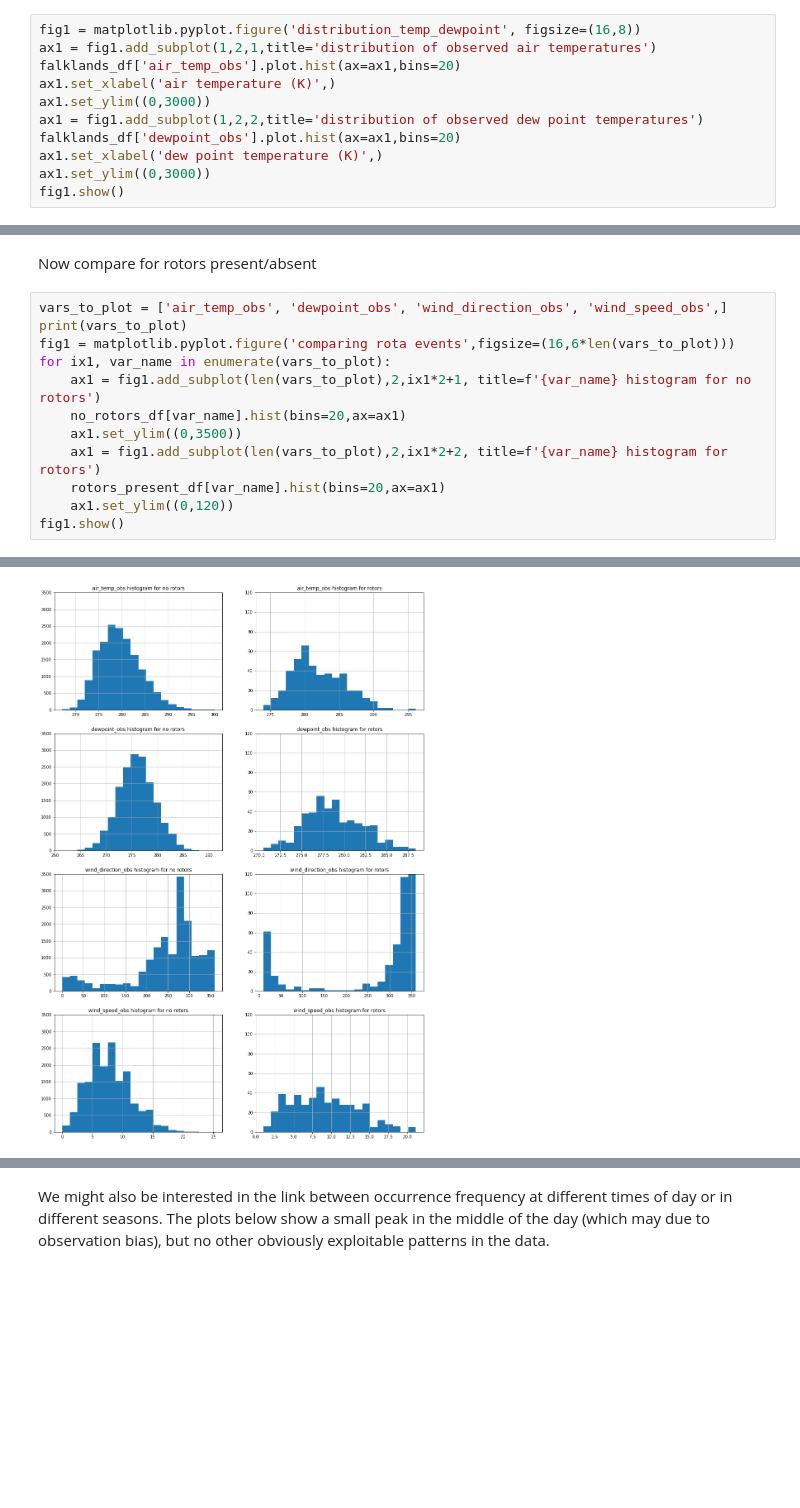
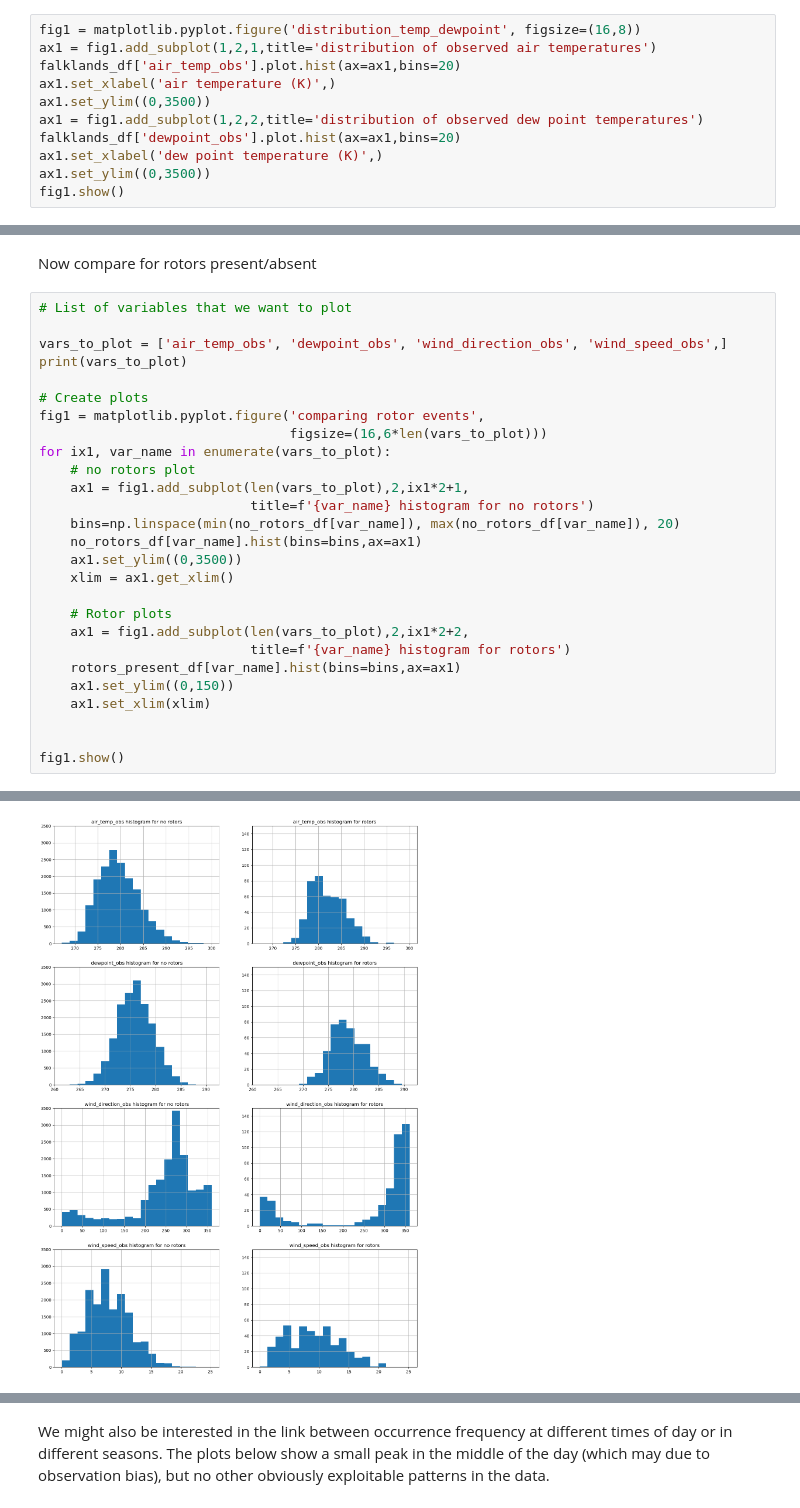
Before and after one commit to informatics-lab/ml_weather_tutorial, a Jupyter notebook: 01_data_exploration.ipynb, the cells around one changed output, grey strips where cells are left out. Drawn from its saved outputs; the diff is of its cells as text; blank space fills up the shorter version.

```diff
--- a/01_data_exploration.ipynb
+++ b/01_data_exploration.ipynb
@@ -230,10 +275,10 @@ fig1 = matplotlib.pyplot.figure('distribution_temp_dewpoint', figsize=(16,8))
 ax1 = fig1.add_subplot(1,2,1,title='distribution of observed air temperatures')
 falklands_df['air_temp_obs'].plot.hist(ax=ax1,bins=20)
 ax1.set_xlabel('air temperature (K)',)
-ax1.set_ylim((0,3000))
+ax1.set_ylim((0,3500))
 ax1 = fig1.add_subplot(1,2,2,title='distribution of observed dew point temperatures')
 falklands_df['dewpoint_obs'].plot.hist(ax=ax1,bins=20)
 ax1.set_xlabel('dew point temperature (K)',)
-ax1.set_ylim((0,3000))
+ax1.set_ylim((0,3500))
 fig1.show()
 # %% [output]
@@ -241,18 +288,33 @@ fig1.show()
 # %% [markdown]
 Now compare for rotors present/absent
 # %%
+# List of variables that we want to plot
+
 vars_to_plot = ['air_temp_obs', 'dewpoint_obs', 'wind_direction_obs', 'wind_speed_obs',]
 print(vars_to_plot)
-fig1 = matplotlib.pyplot.figure('comparing rota events',figsize=(16,6*len(vars_to_plot)))
+
+# Create plots
+fig1 = matplotlib.pyplot.figure('comparing rotor events',
+                                figsize=(16,6*len(vars_to_plot)))
 for ix1, var_name in enumerate(vars_to_plot):
-    ax1 = fig1.add_subplot(len(vars_to_plot),2,ix1*2+1, title=f'{var_name} histogram for no rotors')
-    no_rotors_df[var_name].hist(bins=20,ax=ax1)
+    # no rotors plot
+    ax1 = fig1.add_subplot(len(vars_to_plot),2,ix1*2+1,
+                           title=f'{var_name} histogram for no rotors')
+    bins=np.linspace(min(no_rotors_df[var_name]), max(no_rotors_df[var_name]), 20)
+    no_rotors_df[var_name].hist(bins=bins,ax=ax1)
     ax1.set_ylim((0,3500))
-    ax1 = fig1.add_subplot(len(vars_to_plot),2,ix1*2+2, title=f'{var_name} histogram for rotors')
-    rotors_present_df[var_name].hist(bins=20,ax=ax1)
-    ax1.set_ylim((0,120))
+    xlim = ax1.get_xlim()
+
+    # Rotor plots
+    ax1 = fig1.add_subplot(len(vars_to_plot),2,ix1*2+2,
+                           title=f'{var_name} histogram for rotors')
+    rotors_present_df[var_name].hist(bins=bins,ax=ax1)
+    ax1.set_ylim((0,150))
+    ax1.set_xlim(xlim)
+
+
 fig1.show()
 # %% [output]
 ['air_temp_obs', 'dewpoint_obs', 'wind_direction_obs', 'wind_speed_obs']
-[figure, old version]
+[figure, new version]
 # %% [markdown]
```
Also changed, not shown: parts of 44 cells of this notebook, 3 other files.
